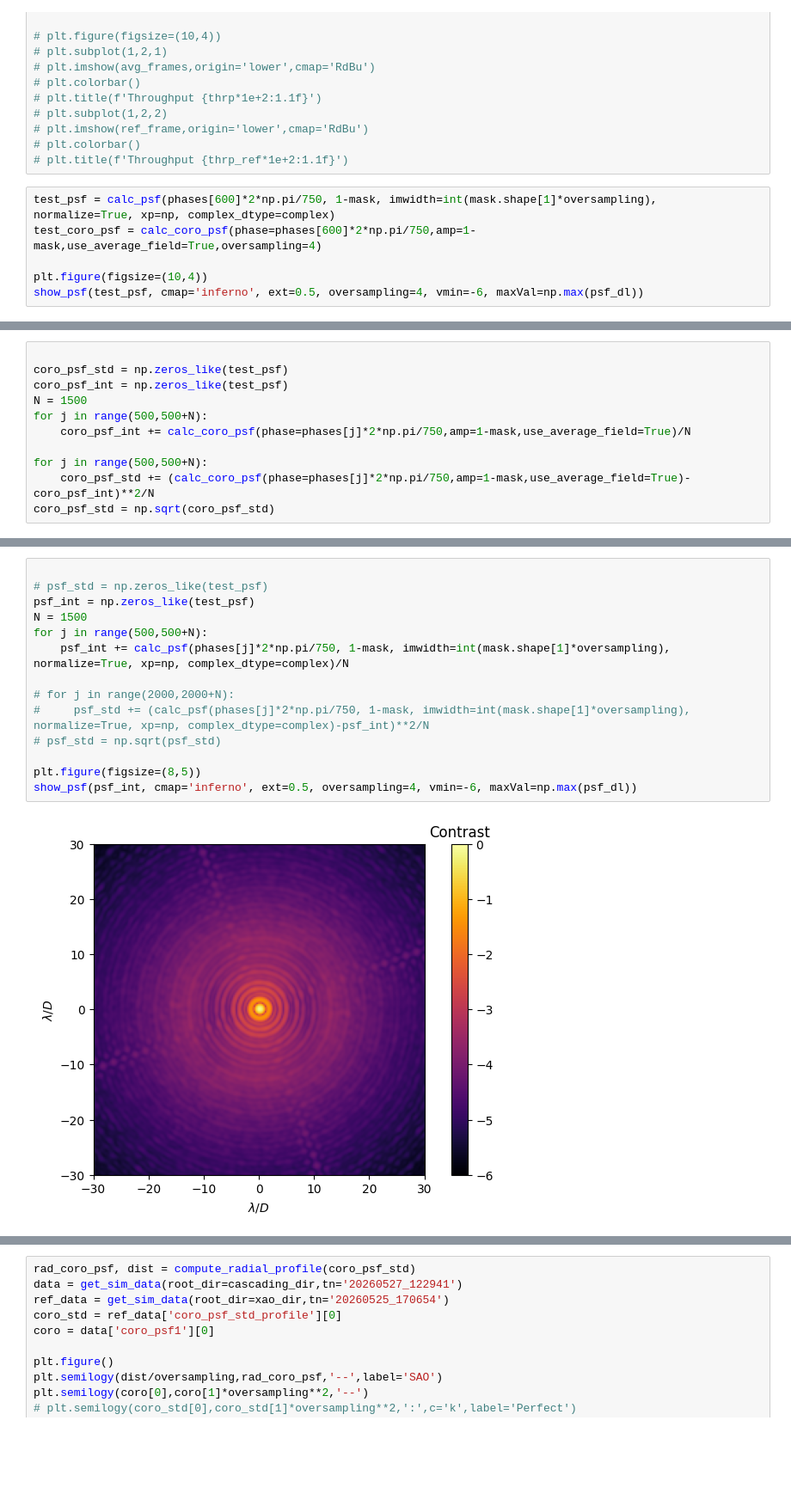
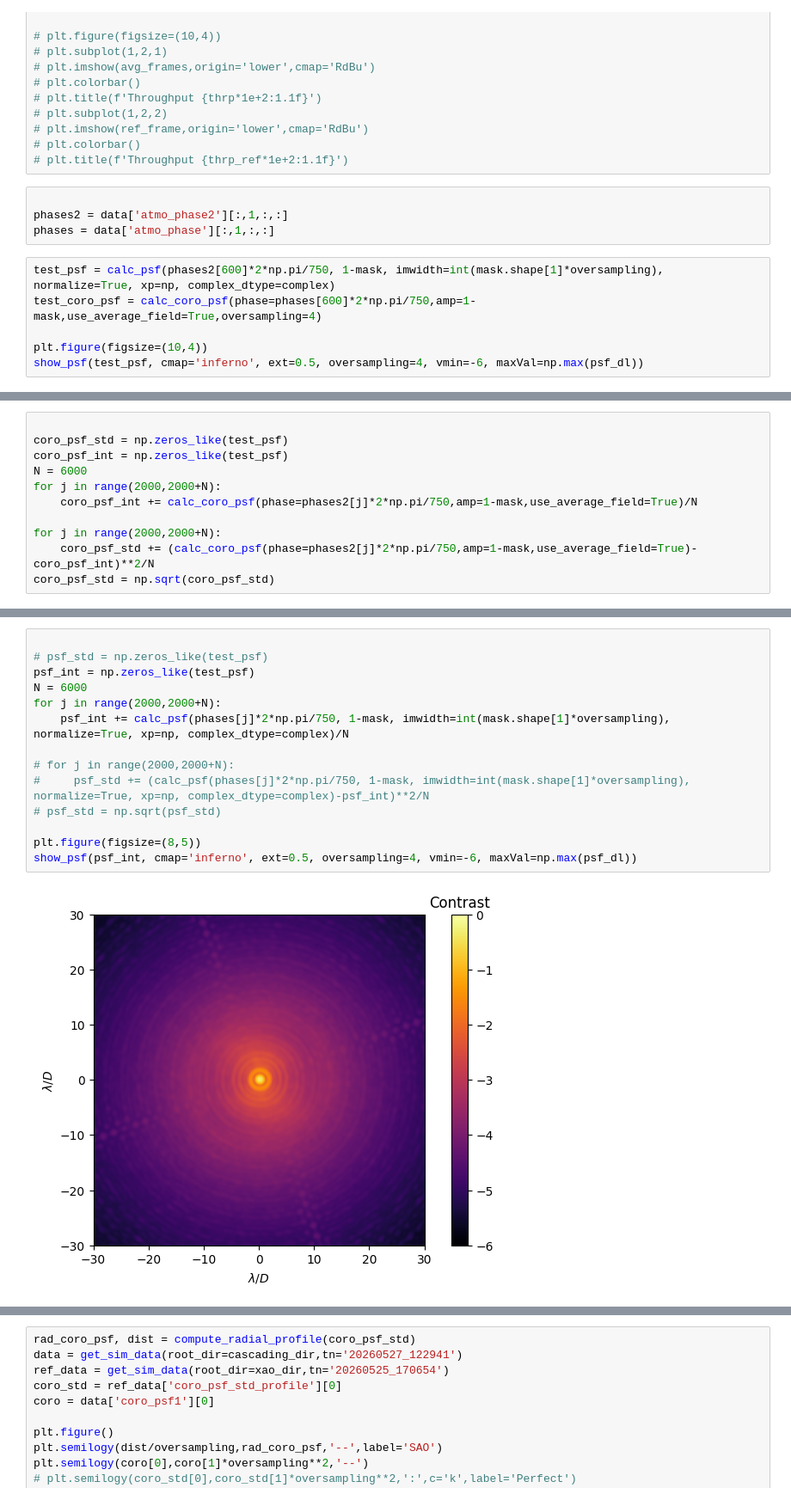
Before and after one commit to Menessao/SPECULA, a Jupyter notebook: config/SensorFusion/paperPlots.ipynb, the cells around one changed output, grey strips where cells are left out. Shown at 86% size. Cells and saved outputs as stored; diff of their text form; blank space fills up the shorter version.

```diff
--- a/config/SensorFusion/paperPlots.ipynb
+++ b/config/SensorFusion/paperPlots.ipynb
@@ -323,8 +322,12 @@ plt.grid()
 # plt.imshow(ref_frame,origin='lower',cmap='RdBu')
 # plt.colorbar()
 # plt.title(f'Throughput {thrp_ref*1e+2:1.1f}')
+# %%
+
+phases2 = data['atmo_phase2'][:,1,:,:]
+phases = data['atmo_phase'][:,1,:,:]
 # %%
-test_psf = calc_psf(phases[600]*2*np.pi/750, 1-mask, imwidth=int(mask.shape[1]*oversampling), normalize=True, xp=np, complex_dtype=complex)
+test_psf = calc_psf(phases2[600]*2*np.pi/750, 1-mask, imwidth=int(mask.shape[1]*oversampling), normalize=True, xp=np, complex_dtype=complex)
 test_coro_psf = calc_coro_psf(phase=phases[600]*2*np.pi/750,amp=1-mask,use_average_field=True,oversampling=4)
 
 plt.figure(figsize=(10,4))
@@ -335,12 +338,12 @@ show_psf(test_psf, cmap='inferno', ext=0.5, oversampling=4, vmin=-6, maxVal=np.m
 
 coro_psf_std = np.zeros_like(test_psf)
 coro_psf_int = np.zeros_like(test_psf)
-N = 1500
-for j in range(500,500+N):
-    coro_psf_int += calc_coro_psf(phase=phases[j]*2*np.pi/750,amp=1-mask,use_average_field=True)/N
+N = 6000
+for j in range(2000,2000+N):
+    coro_psf_int += calc_coro_psf(phase=phases2[j]*2*np.pi/750,amp=1-mask,use_average_field=True)/N
 
-for j in range(500,500+N):
-    coro_psf_std += (calc_coro_psf(phase=phases[j]*2*np.pi/750,amp=1-mask,use_average_field=True)-coro_psf_int)**2/N
+for j in range(2000,2000+N):
+    coro_psf_std += (calc_coro_psf(phase=phases2[j]*2*np.pi/750,amp=1-mask,use_average_field=True)-coro_psf_int)**2/N
 coro_psf_std = np.sqrt(coro_psf_std)
 # %%
 plt.figure(figsize=(8,5))
@@ -353,16 +356,16 @@ show_psf(coro_psf_std, cmap='inferno', ext=0.5, oversampling=4, vmin=-4.5, maxVa
 # %%
 
 # psf_std = np.zeros_like(test_psf)
 psf_int = np.zeros_like(test_psf)
-N = 1500
-for j in range(500,500+N):
+N = 6000
+for j in range(2000,2000+N):
     psf_int += calc_psf(phases[j]*2*np.pi/750, 1-mask, imwidth=int(mask.shape[1]*oversampling), normalize=True, xp=np, complex_dtype=complex)/N
 
 # for j in range(2000,2000+N):
 #     psf_std += (calc_psf(phases[j]*2*np.pi/750, 1-mask, imwidth=int(mask.shape[1]*oversampling), normalize=True, xp=np, complex_dtype=complex)-psf_int)**2/N
 # psf_std = np.sqrt(psf_std)
 
 plt.figure(figsize=(8,5))
 show_psf(psf_int, cmap='inferno', ext=0.5, oversampling=4, vmin=-6, maxVal=np.max(psf_dl))
 # %% [output]
-[figure, old version]
+[figure, new version]
```
Also changed, not shown: parts of 10 cells of this notebook, 10 other files.
